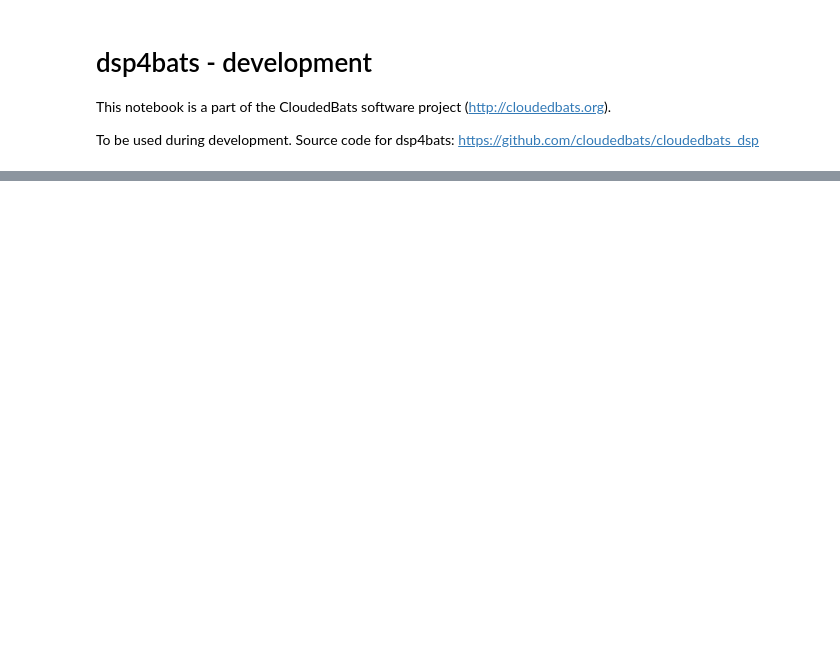
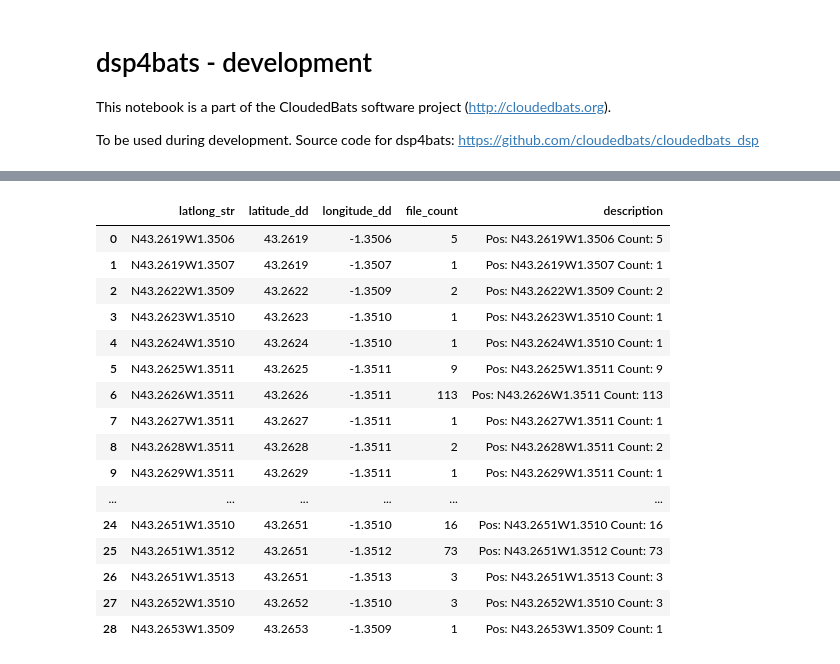
Before and after one commit to cloudedbats/cloudedbats_dsp, a Jupyter notebook: notebooks/notebook_dsp4bats_develop.ipynb, the cells around one changed output, grey strips where cells are left out. Saved outputs shown, nothing was run; the diff lists cells and outputs as text; code cells hidden in the pictures; blank space fills up the shorter version.

```diff
--- a/notebooks/notebook_dsp4bats_develop.ipynb
+++ b/notebooks/notebook_dsp4bats_develop.ipynb
@@ -32,3 +65,26 @@ file_mgr._soundfiles_df
+# %%
+distinct_df = pd.DataFrame({'file_count' : files_df.groupby( [ 'latlong_str', 'latitude_dd', 'longitude_dd'] ).size()}).reset_index()
+# %%
+distinct_df['description'] = 'Pos: ' + distinct_df['latlong_str'] + ' Count: ' + distinct_df['file_count'].astype(str)
+distinct_df
+# %% [output]
+|  | latlong_str | latitude_dd | longitude_dd | file_count | description |
+| 0 | N43.2619W1.3506 | 43.2619 | -1.3506 | 5 | Pos: N43.2619W1.3506 Count: 5 |
+| 1 | N43.2619W1.3507 | 43.2619 | -1.3507 | 1 | Pos: N43.2619W1.3507 Count: 1 |
+| 2 | N43.2622W1.3509 | 43.2622 | -1.3509 | 2 | Pos: N43.2622W1.3509 Count: 2 |
+| 3 | N43.2623W1.3510 | 43.2623 | -1.3510 | 1 | Pos: N43.2623W1.3510 Count: 1 |
+| 4 | N43.2624W1.3510 | 43.2624 | -1.3510 | 1 | Pos: N43.2624W1.3510 Count: 1 |
+| 5 | N43.2625W1.3511 | 43.2625 | -1.3511 | 9 | Pos: N43.2625W1.3511 Count: 9 |
+| 6 | N43.2626W1.3511 | 43.2626 | -1.3511 | 113 | Pos: N43.2626W1.3511 Count: 113 |
+| 7 | N43.2627W1.3511 | 43.2627 | -1.3511 | 1 | Pos: N43.2627W1.3511 Count: 1 |
+| 8 | N43.2628W1.3511 | 43.2628 | -1.3511 | 2 | Pos: N43.2628W1.3511 Count: 2 |
+| 9 | N43.2629W1.3511 | 43.2629 | -1.3511 | 1 | Pos: N43.2629W1.3511 Count: 1 |
+| ... | ... | ... | ... | ... | ... |
+| 24 | N43.2651W1.3510 | 43.2651 | -1.3510 | 16 | Pos: N43.2651W1.3510 Count: 16 |
+| 25 | N43.2651W1.3512 | 43.2651 | -1.3512 | 73 | Pos: N43.2651W1.3512 Count: 73 |
+| 26 | N43.2651W1.3513 | 43.2651 | -1.3513 | 3 | Pos: N43.2651W1.3513 Count: 3 |
+| 27 | N43.2652W1.3510 | 43.2652 | -1.3510 | 3 | Pos: N43.2652W1.3510 Count: 3 |
+| 28 | N43.2653W1.3509 | 43.2653 | -1.3509 | 1 | Pos: N43.2653W1.3509 Count: 1 |
 # %%
 # Folium install: sudo pip3 install folium
 import folium
```
Also changed, not shown: parts of 6 cells of this notebook, 3 other files.
